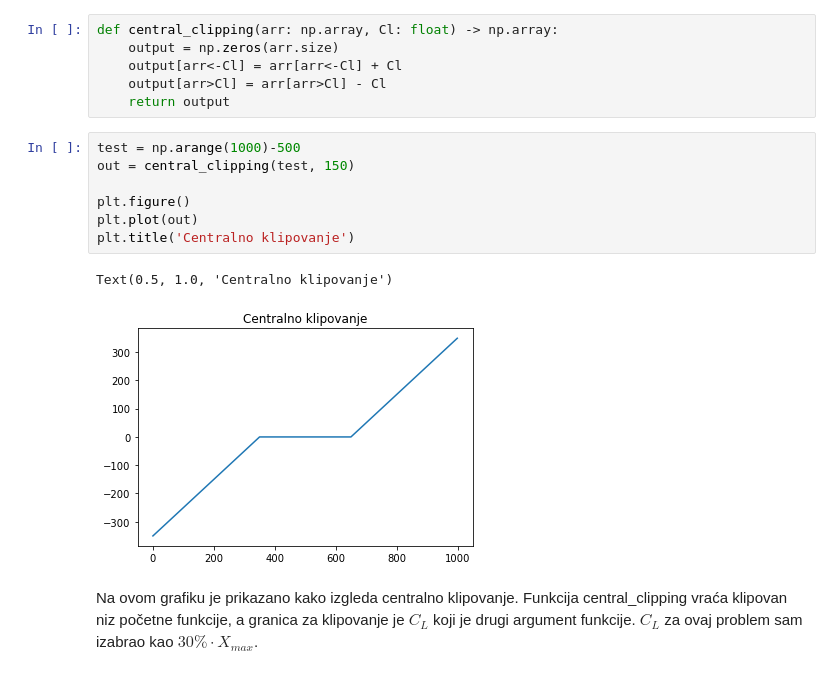
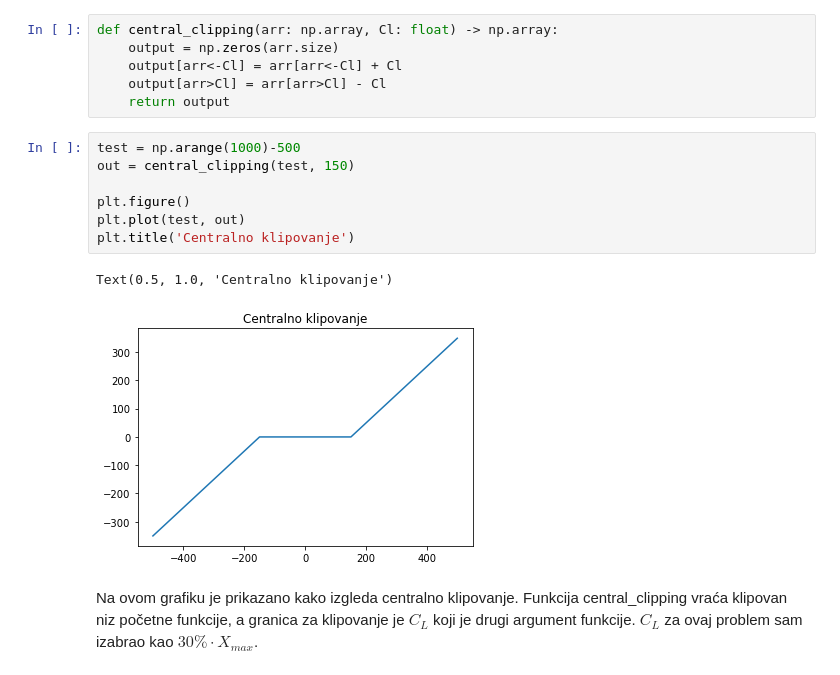
Before and after one commit to mmacura9/opg_dom, a Jupyter notebook: domaci/domaci_opg_2018_0261.ipynb, the cells around one changed output. Cells and saved outputs as stored; diff of their text form.

```diff
--- a/domaci/domaci_opg_2018_0261.ipynb
+++ b/domaci/domaci_opg_2018_0261.ipynb
@@ -403,13 +405,13 @@ def central_clipping(arr: np.array, Cl: float) -> np.array:
 # %%
 test = np.arange(1000)-500
 out = central_clipping(test, 150)
 
 plt.figure()
-plt.plot(out)
+plt.plot(test, out)
 plt.title('Centralno klipovanje')
 # %% [output]
 Text(0.5, 1.0, 'Centralno klipovanje')
-[figure, old version]
+[figure, new version]
 # %% [markdown]
 Na ovom grafiku je prikazano kako izgleda centralno klipovanje. Funkcija central_clipping vraća klipovan niz početne funkcije, a granica za klipovanje je $C_L$ koji je drugi argument funkcije.
 $C_L$ za ovaj problem sam izabrao kao $30\% \cdot X_{max}$.
```
Also changed, not shown: parts of 18 cells of this notebook, 1 other file.
